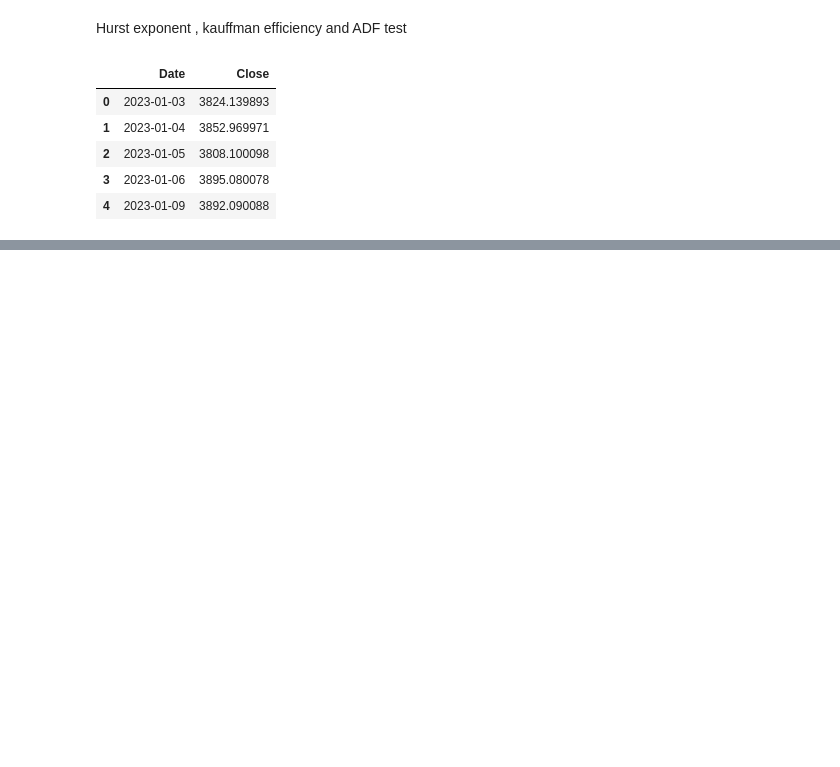
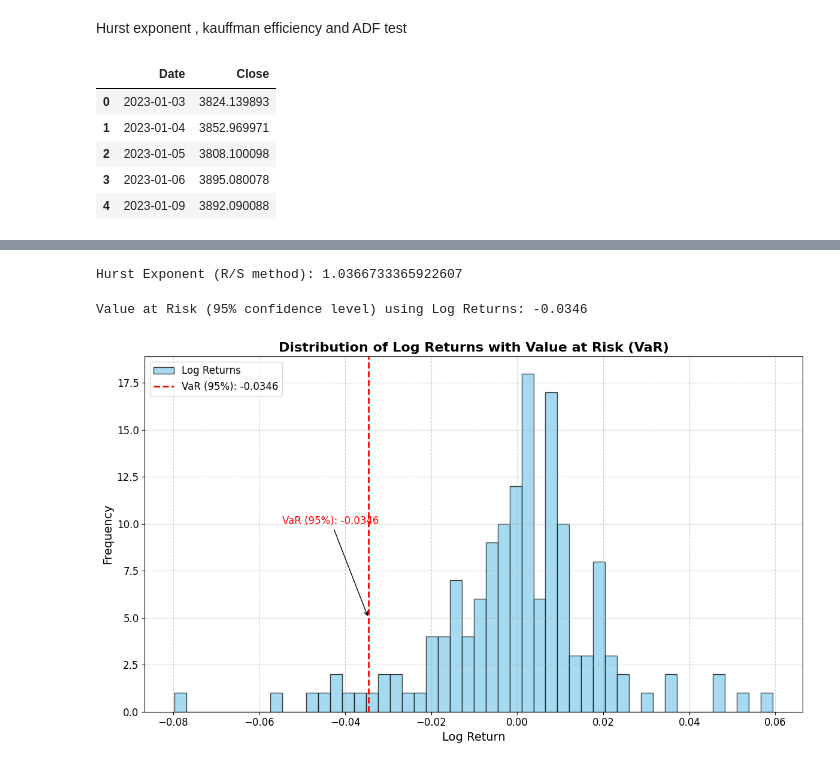
Before and after one commit to a4kulshr/quantaco, a Jupyter notebook: variance test.ipynb, the cells around one changed output, grey strips where cells are left out. Drawn from its saved outputs; the diff is of its cells as text; code cells hidden in the pictures; blank space fills up the shorter version.

Commit message:
Var and Hurst

```diff
--- a/variance test.ipynb
+++ b/variance test.ipynb
@@ -146,0 +113,73 @@ Hurst Exponent: -0.15705524095650605
+# %%
+def hurst_rs(ts, min_window=10, max_window=100):
+    N = len(ts)
+    H_vals = []
+
+    for window in range(min_window, max_window):
+        if window >= N:
+            break
+        n_chunks = N // window
+        R_S = []
+
+        for i in range(n_chunks):
+            chunk = ts[i * window : (i + 1) * window]
+            mean = np.mean(chunk)
+            dev = chunk - mean
+            Z = np.cumsum(dev)
+            R = np.max(Z) - np.min(Z)
+            S = np.std(chunk)
+
+            if S > 0:
+                R_S.append(R / S)
+
+        if len(R_S) > 0:
+            H_vals.append((np.log(window), np.log(np.mean(R_S))))
+
+    if len(H_vals) < 2:
+        return np.nan
+
+    log_window, log_RS = zip(*H_vals)
+    slope, _ = np.polyfit(log_window, log_RS, 1)
+    return slope
+
+log_ts = np.log(return_df['Close'].dropna().values)
+hurst = hurst_rs(log_ts)
+print("Hurst Exponent (R/S method):", hurst)
+# %% [output]
+Hurst Exponent (R/S method): 1.0366733365922607
+# %%
+return_df['Log_Return'] = np.log(return_df['Close'] / return_df['Close'].shift(1)).dropna()
+
+confidence_level = 0.95
+
+VaR_95_log = np.percentile(return_df['Log_Return'].dropna(), (1 - confidence_level) * 100)
+
+print(f"Value at Risk (95% confidence level) using Log Returns: {VaR_95_log:.4f}")
+
+# Enhanced plot
+plt.figure(figsize=(12, 7))
+plt.hist(return_df['Log_Return'], bins=50, alpha=0.75, color='skyblue', edgecolor='black', label='Log Returns')
+plt.axvline(VaR_95_log, color='red', linestyle='dashed', linewidth=2, label=f'VaR (95%): {VaR_95_log:.4f}')
+
+# Add grid, title, and labels
+plt.title('Distribution of Log Returns with Value at Risk (VaR)', fontsize=16, fontweight='bold')
+plt.xlabel('Log Return', fontsize=14)
+plt.ylabel('Frequency', fontsize=14)
+plt.xticks(fontsize=12)
+plt.yticks(fontsize=12)
+plt.legend(fontsize=12, loc='upper left')
+plt.grid(visible=True, linestyle='--', alpha=0.6)
+
+# Add annotation for VaR
+plt.annotate(f'VaR (95%): {VaR_95_log:.4f}',
+             xy=(VaR_95_log, 5),
+             xytext=(VaR_95_log - 0.02, 10),
+             arrowprops=dict(facecolor='red', arrowstyle='->'),
+             fontsize=12, color='red')
+
+# Show the plot
+plt.tight_layout()
+plt.show()
+# %% [output]
+Value at Risk (95% confidence level) using Log Returns: -0.0346
+[figure, added]
```
Also changed, not shown: parts of 5 cells of this notebook.
